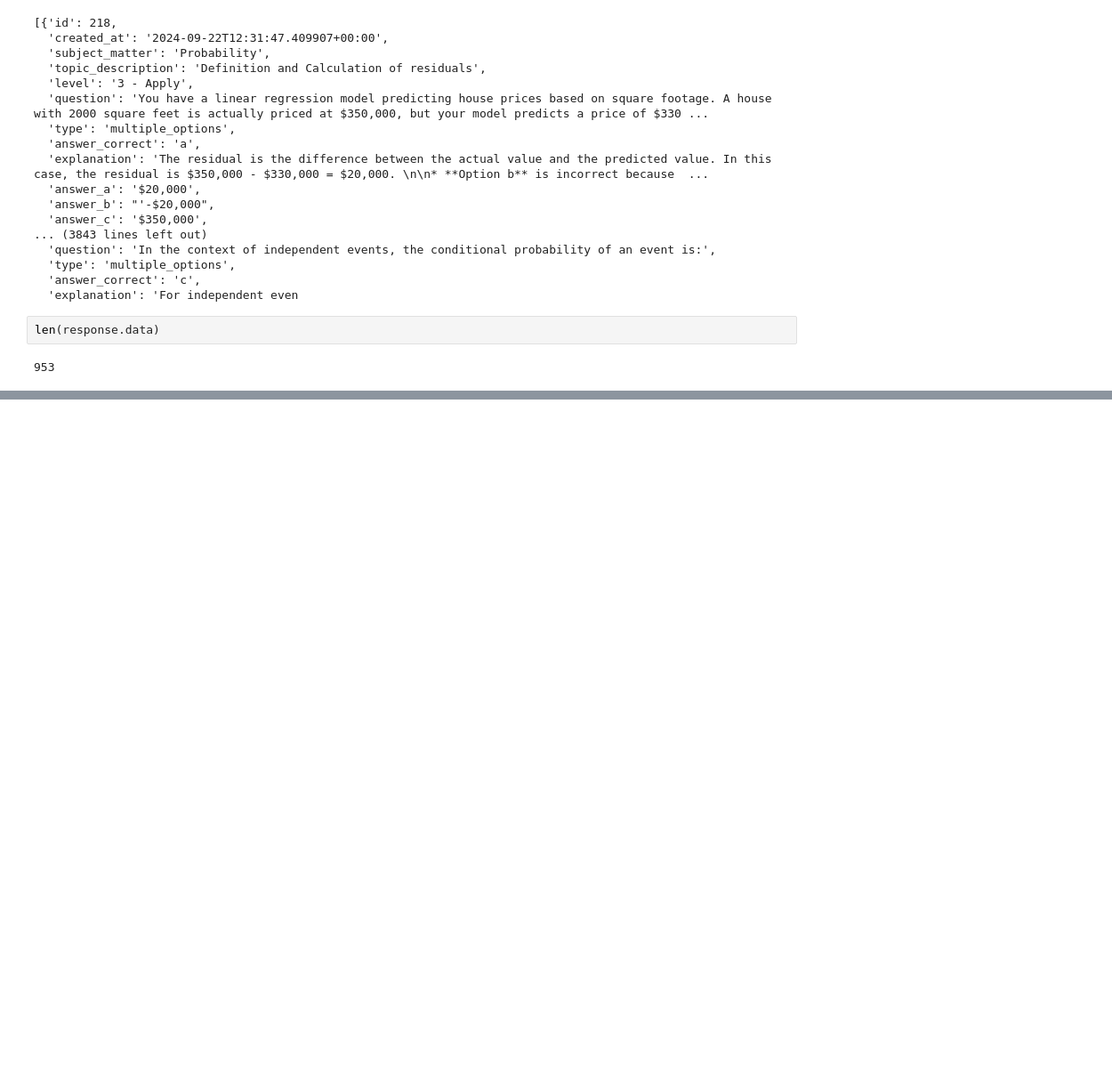
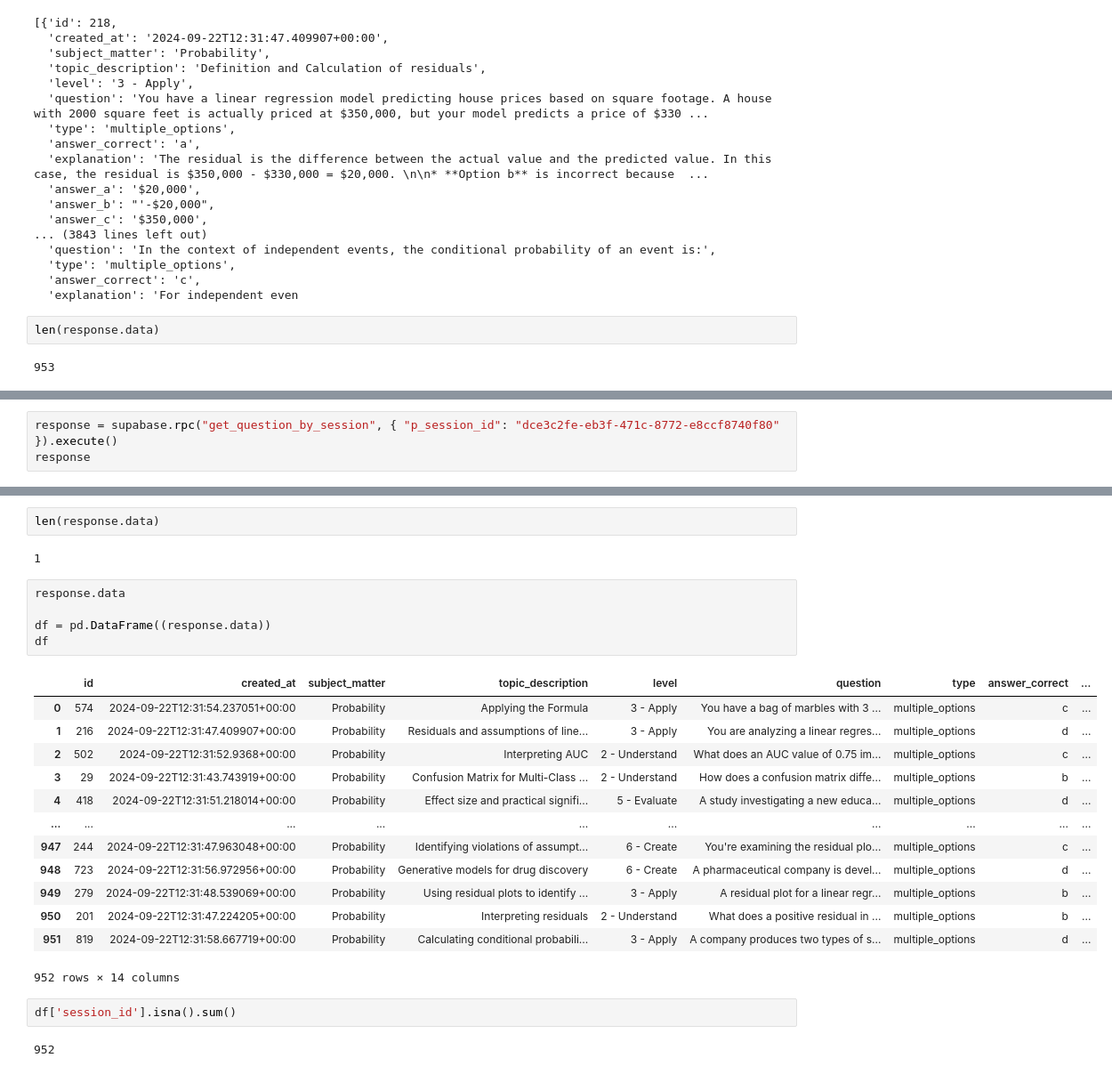
Before and after one commit to rhuanbarros/quiz_interview, a Jupyter notebook: labs/query.ipynb, the cells around one changed output, grey strips where cells are left out. Shown at 89% size. Drawn from its saved outputs; the diff is of its cells as text; blank space fills up the shorter version.

Commit message:
query question fixed

```diff
--- a/labs/query.ipynb
+++ b/labs/query.ipynb
@@ -121,0 +108,3 @@ len(response.data), response.data
+# %%
+response = supabase.rpc("get_question_by_session", { "p_session_id": "dce3c2fe-eb3f-471c-8772-e8ccf8740f80" }).execute()
+response
@@ -121,0 +113,27 @@ len(response.data), response.data
+# %%
+len(response.data)
+# %% [output]
+1
+# %%
+response.data
+
+df = pd.DataFrame((response.data))
+df
+# %% [output]
+|  | id | created_at | subject_matter | topic_description | level | question | type | answer_correct | ... |
+| 0 | 574 | 2024-09-22T12:31:54.237051+00:00 | Probability | Applying the Formula | 3 - Apply | You have a bag of marbles with 3 ... | multiple_options | c | ... |
+| 1 | 216 | 2024-09-22T12:31:47.409907+00:00 | Probability | Residuals and assumptions of line... | 3 - Apply | You are analyzing a linear regres... | multiple_options | d | ... |
+| 2 | 502 | 2024-09-22T12:31:52.9368+00:00 | Probability | Interpreting AUC | 2 - Understand | What does an AUC value of 0.75 im... | multiple_options | c | ... |
+| 3 | 29 | 2024-09-22T12:31:43.743919+00:00 | Probability | Confusion Matrix for Multi-Class ... | 2 - Understand | How does a confusion matrix diffe... | multiple_options | b | ... |
+| 4 | 418 | 2024-09-22T12:31:51.218014+00:00 | Probability | Effect size and practical signifi... | 5 - Evaluate | A study investigating a new educa... | multiple_options | d | ... |
+| ... | ... | ... | ... | ... | ... | ... | ... | ... | ... |
+| 947 | 244 | 2024-09-22T12:31:47.963048+00:00 | Probability | Identifying violations of assumpt... | 6 - Create | You're examining the residual plo... | multiple_options | c | ... |
+| 948 | 723 | 2024-09-22T12:31:56.972956+00:00 | Probability | Generative models for drug discovery | 6 - Create | A pharmaceutical company is devel... | multiple_options | d | ... |
+| 949 | 279 | 2024-09-22T12:31:48.539069+00:00 | Probability | Using residual plots to identify ... | 3 - Apply | A residual plot for a linear regr... | multiple_options | b | ... |
+| 950 | 201 | 2024-09-22T12:31:47.224205+00:00 | Probability | Interpreting residuals | 2 - Understand | What does a positive residual in ... | multiple_options | b | ... |
+| 951 | 819 | 2024-09-22T12:31:58.667719+00:00 | Probability | Calculating conditional probabili... | 3 - Apply | A company produces two types of s... | multiple_options | d | ... |
+952 rows × 14 columns
+# %%
+df['session_id'].isna().sum()
+# %% [output]
+952
```
Also changed, not shown: parts of 5 cells of this notebook, 2 other files.
